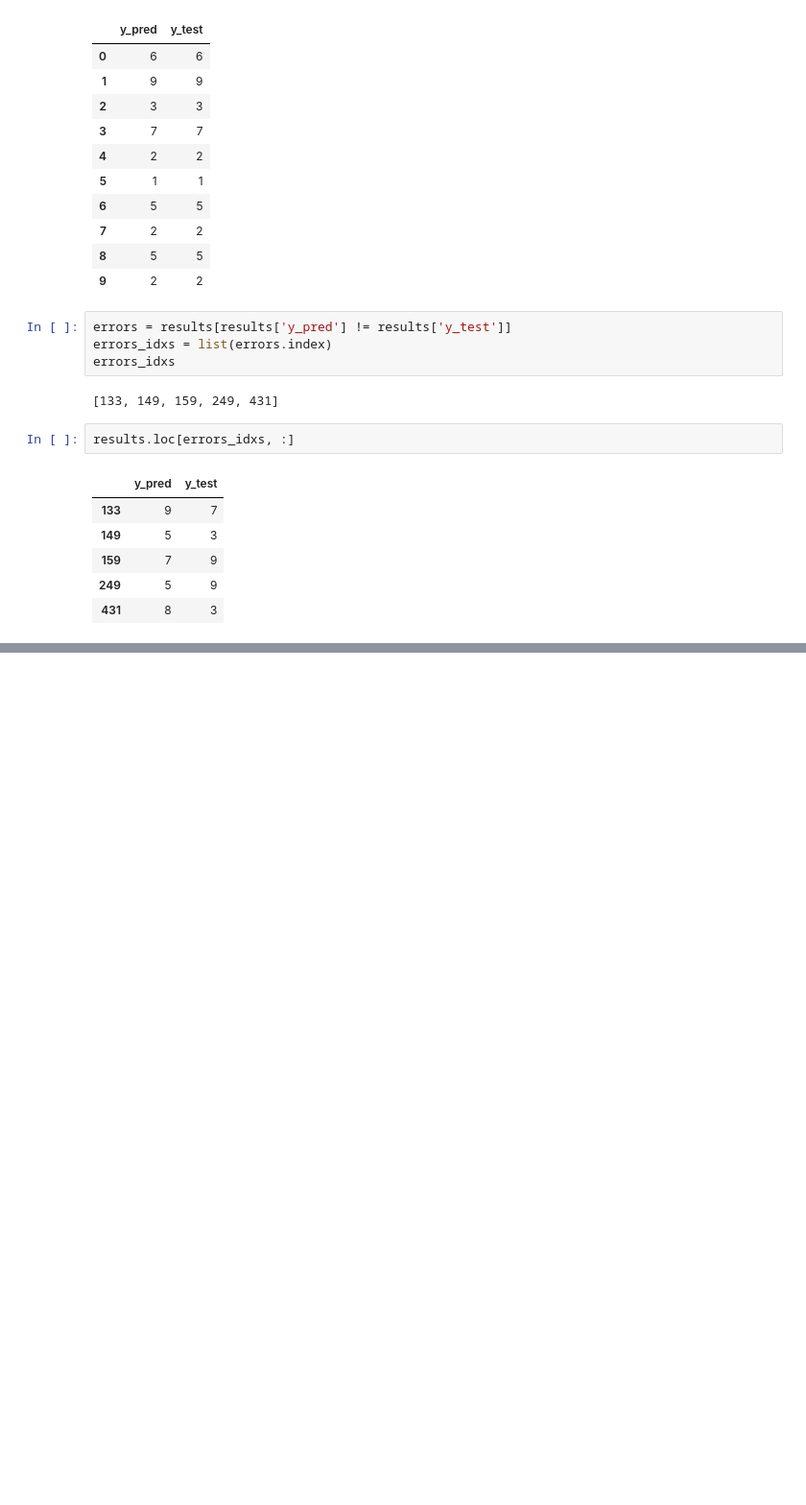
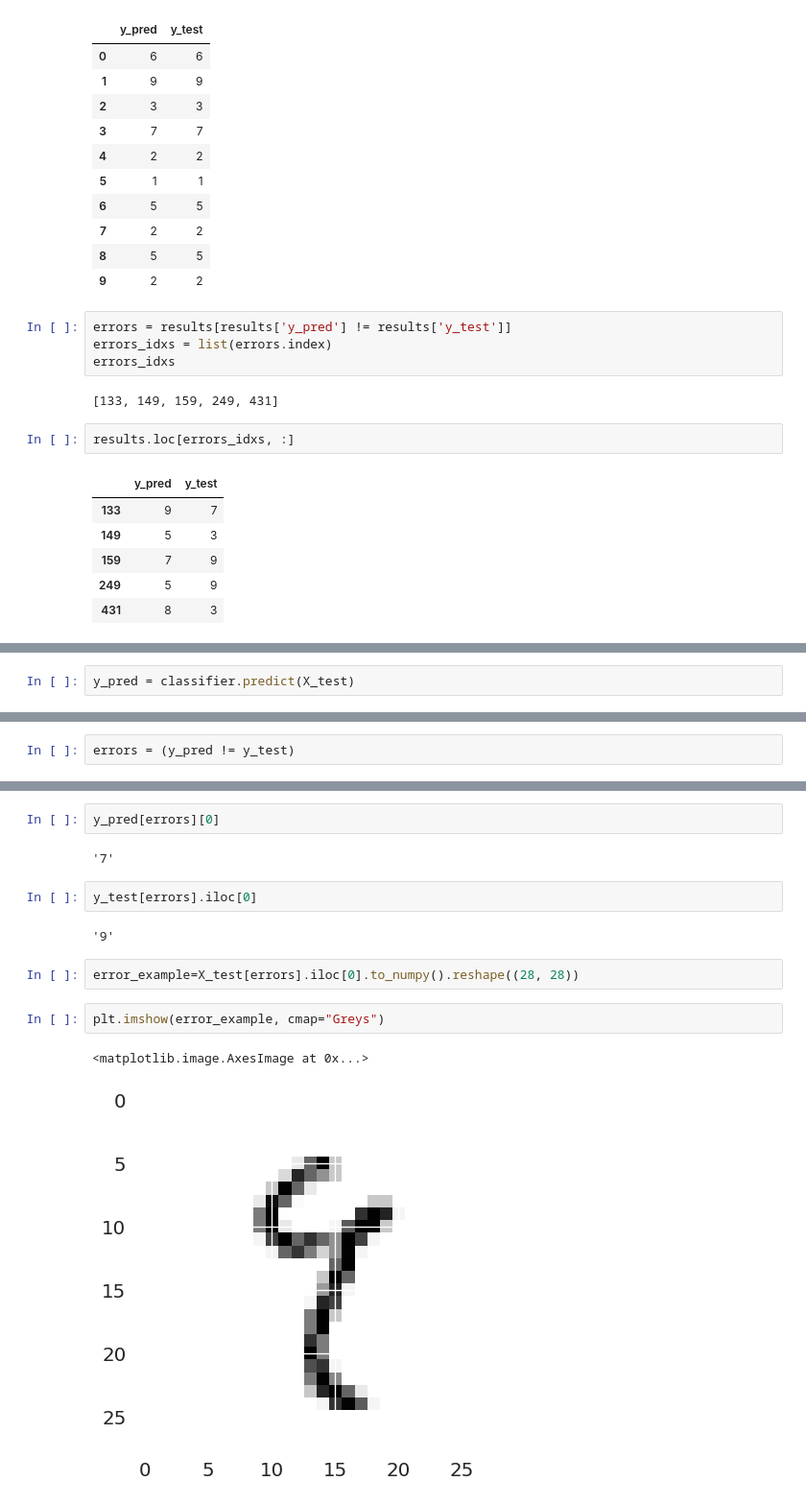
Before and after one commit to chrispi21/ml-bc, a Jupyter notebook: supervised/05_case_studies/01_digit_recognition.ipynb, the cells around one changed output, grey strips where cells are left out. Shown at 96% size. Saved outputs shown, nothing was run; the diff lists cells and outputs as text; blank space fills up the shorter version.

```diff
--- a/supervised/05_case_studies/01_digit_recognition.ipynb
+++ b/supervised/05_case_studies/01_digit_recognition.ipynb
@@ -270,0 +368,2 @@ for idx, error_idx in enumerate(errors_idxs[:4]):
+# %%
+y_pred = classifier.predict(X_test)
@@ -270,0 +430,2 @@ for idx, error_idx in enumerate(errors_idxs[:4]):
+# %%
+errors = (y_pred != y_test)
@@ -270,0 +447,15 @@ for idx, error_idx in enumerate(errors_idxs[:4]):
+# %%
+y_pred[errors][0]
+# %% [output]
+'7'
+# %%
+y_test[errors].iloc[0]
+# %% [output]
+'9'
+# %%
+error_example=X_test[errors].iloc[0].to_numpy().reshape((28, 28))
+# %%
+plt.imshow(error_example, cmap="Greys")
+# %% [output]
+<matplotlib.image.AxesImage at 0x...>
+[figure, added]
```
Also changed, not shown: parts of 30 cells of this notebook.
